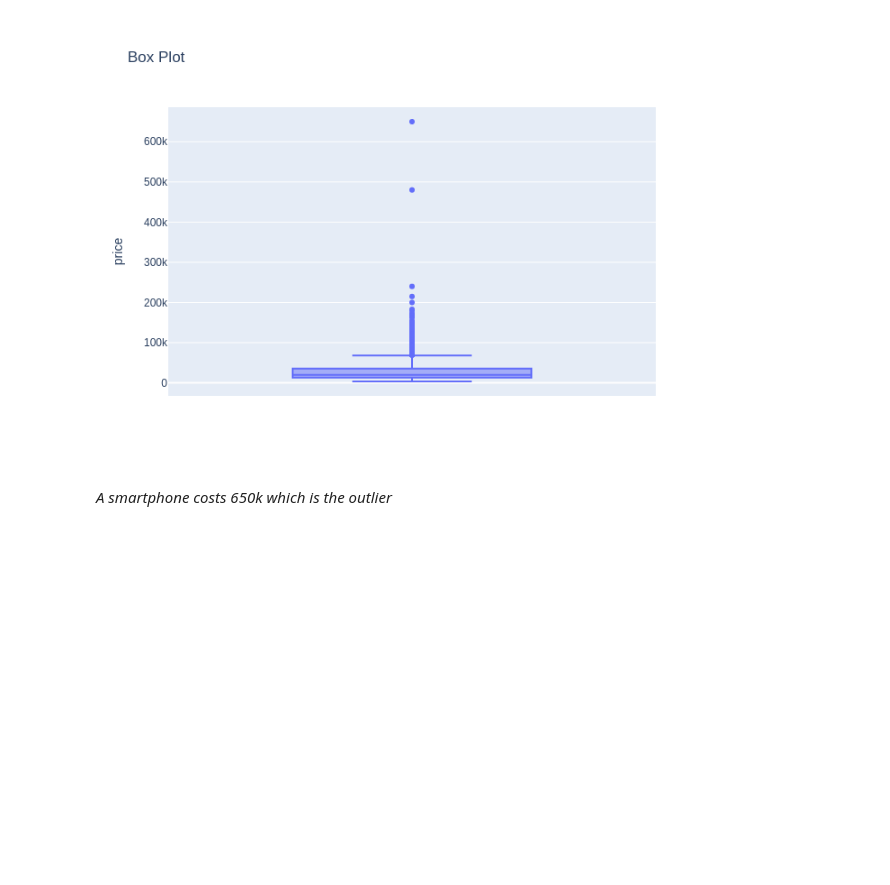
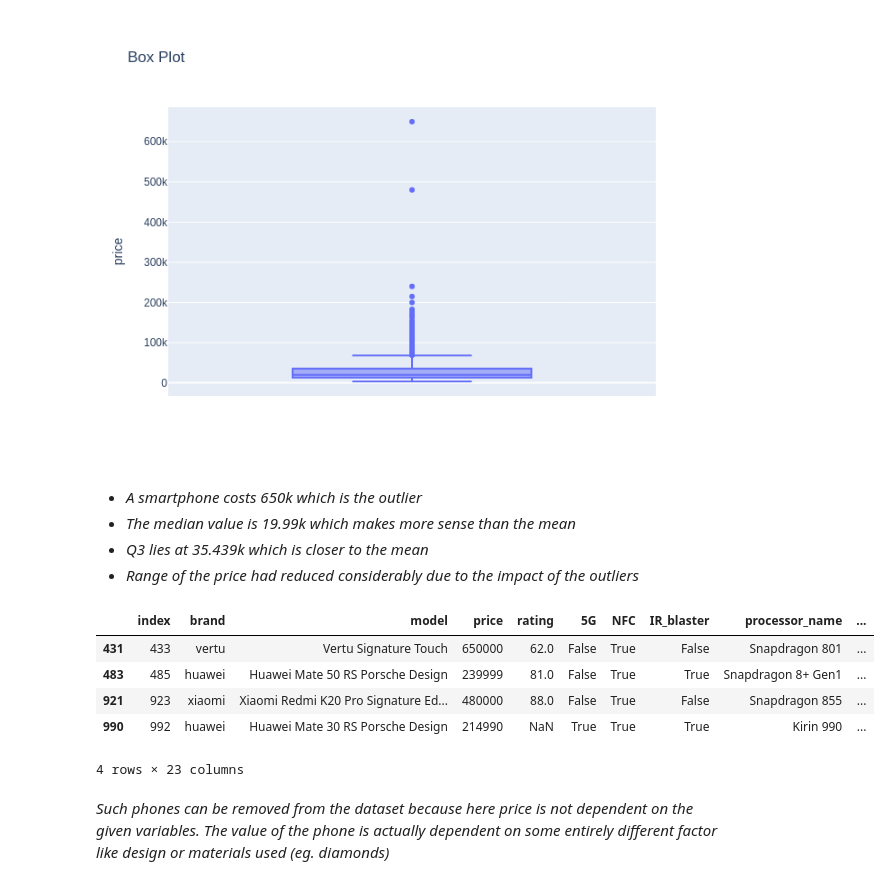
Before and after one commit to NityaVerma19/Data-Cleaning-Smartphone-Dataset, a Jupyter notebook: data-cleaning.ipynb, the cells around one changed output. Saved outputs shown, nothing was run; the diff lists cells and outputs as text; code cells hidden in the pictures; blank space fills up the shorter version.

Commit message:
eda on price

```diff
--- a/data-cleaning.ipynb
+++ b/data-cleaning.ipynb
@@ -981,4 +985,18 @@ fig2.show("png")
 # %% [output]
 [figure]
-# %% [markdown]
-*A smartphone costs 650k which is the outlier*
+# %% [markdown]
+- *A smartphone costs 650k which is the outlier*
+- *The median value is 19.99k which makes more sense than the mean*
+- *Q3 lies at 35.439k which is closer to the mean*
+- *Range of the price had reduced considerably due to the impact of the outliers*
+# %%
+df1[df1['price'] > 200000 ]   #200000 is an arbitrary number here
+# %% [output]
+|  | index | brand | model | price | rating | 5G | NFC | IR_blaster | processor_name | ... |
+| 431 | 433 | vertu | Vertu Signature Touch | 650000 | 62.0 | False | True | False | Snapdragon 801 | ... |
+| 483 | 485 | huawei | Huawei Mate 50 RS Porsche Design | 239999 | 81.0 | False | True | True | Snapdragon 8+ Gen1 | ... |
+| 921 | 923 | xiaomi | Xiaomi Redmi K20 Pro Signature Ed... | 480000 | 88.0 | False | True | False | Snapdragon 855 | ... |
+| 990 | 992 | huawei | Huawei Mate 30 RS Porsche Design | 214990 | NaN | True | True | True | Kirin 990 | ... |
+4 rows × 23 columns
+# %% [markdown]
+*Such phones can be removed from the dataset because here price is not dependent on the given variables. The value of the phone is actually dependent on some entirely different factor like design or materials used (eg. diamonds)*
```
Also changed, not shown: parts of 14 cells of this notebook.
